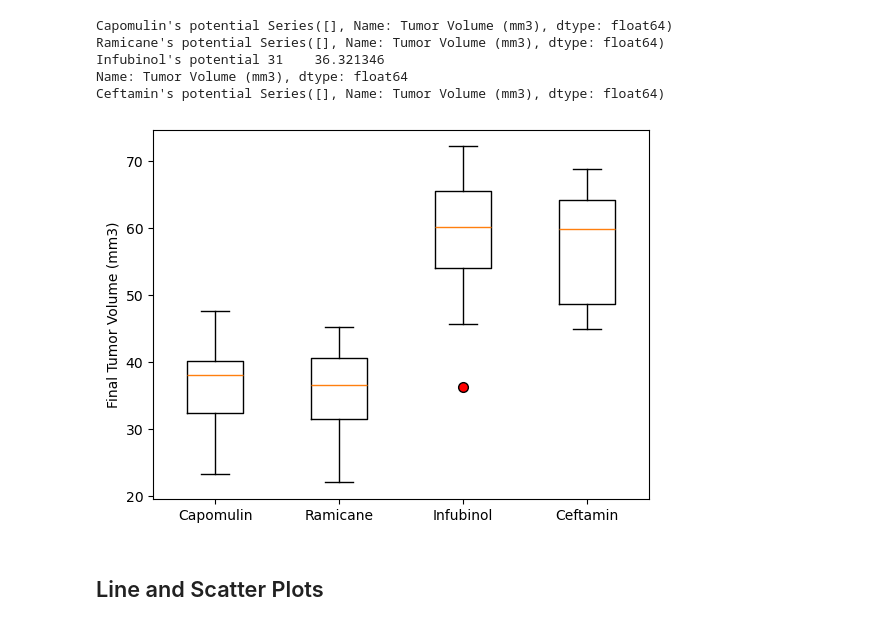
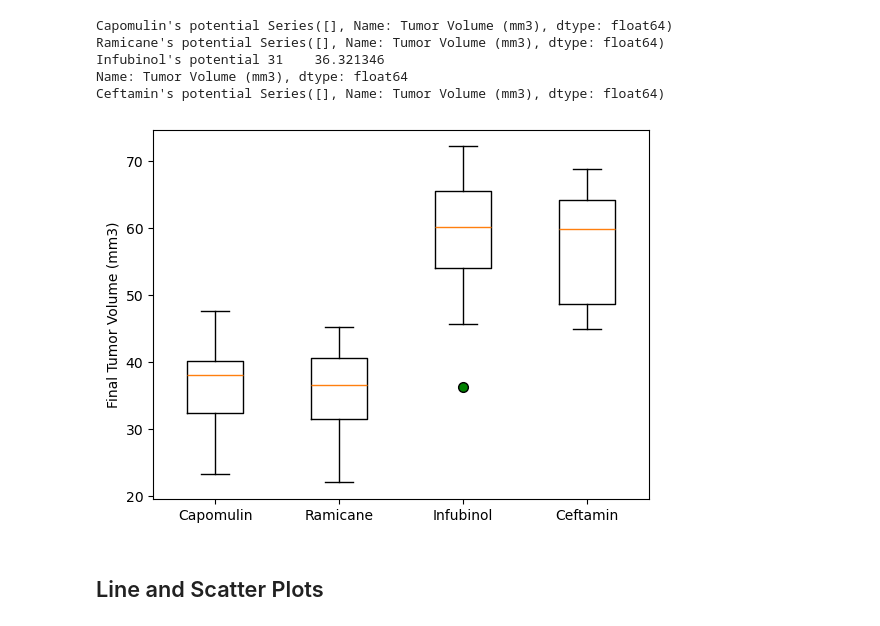
Before and after one commit to rachelpaczki/pymaceuticals-module-5, a Jupyter notebook: Pymaceuticals/pymaceuticals_final_analysis.ipynb, the cells around one changed output. Cells and saved outputs as stored; diff of their text form; code cells hidden in the pictures.

```diff
--- a/Pymaceuticals/pymaceuticals_final_analysis.ipynb
+++ b/Pymaceuticals/pymaceuticals_final_analysis.ipynb
@@ -263,12 +273,12 @@ Name: Tumor Volume (mm3), dtype: float64
 Ceftamin's potential Series([], Name: Tumor Volume (mm3), dtype: float64)
 # %%
 # Generate a box plot that shows the distrubution of the tumor volume for each treatment group.
-boxplot_mouse = dict(markerfacecolor='red', markersize=7)
+boxplot_mouse = dict(markerfacecolor='green', markersize=7)
 plt.boxplot(tumor_volume_list, labels = treatment_list, flierprops= boxplot_mouse)
 plt.ylabel('Final Tumor Volume (mm3)')
 plt.show()
 # %% [output]
-[figure, old version]
+[figure, new version]
 # %% [markdown]
 ## Line and Scatter Plots
 # %%
```
Also changed, not shown: parts of 8 cells of this notebook.
